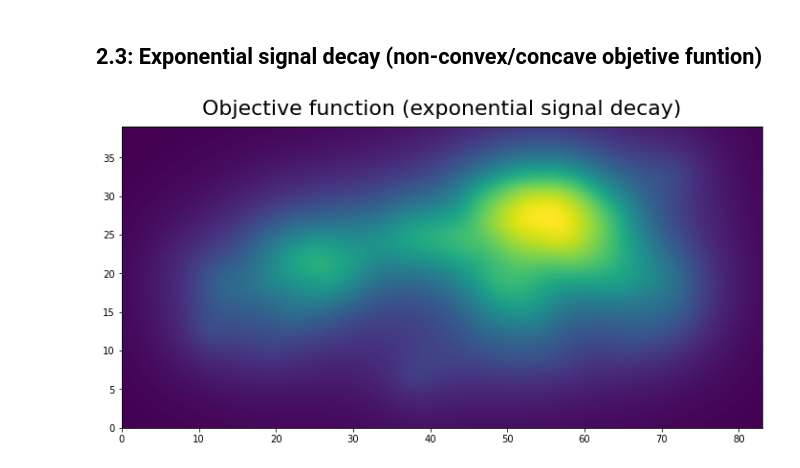
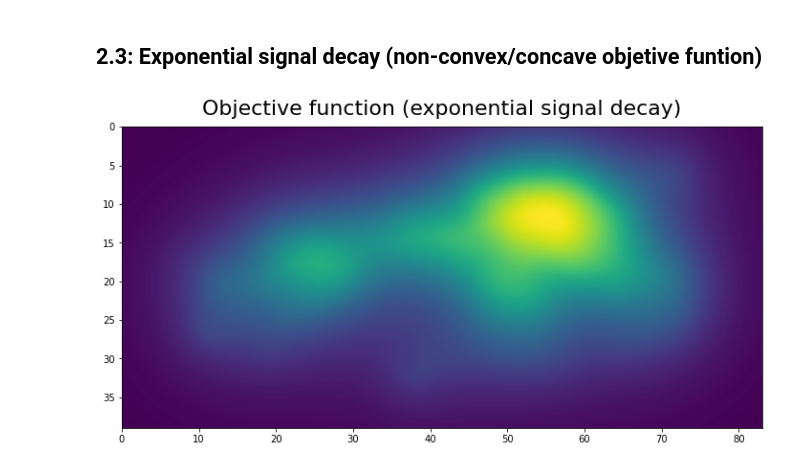
Before and after one commit to Luan-Lima-Freitas/Antenna-Placement-Optimization, a Jupyter notebook: Antenna_Placement_Optim.ipynb, the cells around one changed output. Cells and saved outputs as stored; diff of their text form; code cells hidden in the pictures.

```diff
--- a/Antenna_Placement_Optim.ipynb
+++ b/Antenna_Placement_Optim.ipynb
@@ -179,26 +147,24 @@ plt.show()
 # %%
 def d(p,q): return np.linalg.norm(p-q, axis = 1)
 c = 0.25
 def s(d): return np.exp(-c*d)
 
 pts_x = np.array(range(landscan_rio_xdim))
 pts_y = np.array(range(landscan_rio_ydim))
 pts_x_meshgrid, pts_y_meshgrid = np.meshgrid(pts_x, pts_y)
 all_pts = np.column_stack((pts_x_meshgrid.ravel(), pts_y_meshgrid.ravel()))
 
-def f(px,py):
-    p = np.array([px,py])
-    return np.sum(s(d(p,all_pts)) * landscan_rio.ravel())
+def f_original(p): return np.sum(s(d(p,all_pts)) * landscan_rio.ravel())
 
 M = 200
 N = 200
 X = np.linspace(0, landscan_rio_xdim, M)
 Y = np.linspace(0, landscan_rio_ydim, N)
 
-F = np.transpose(np.reshape([f(x,y) for x in X for y in Y], (M,N)))
+F = np.reshape([f_original(np.array([x,y])) for y in Y for x in X], (M,N))
 
 plt.figure(figsize=(12,6))
-plt.imshow(F, extent = [0, landscan_rio_xdim, 0, landscan_rio_ydim])
+plt.imshow(F, extent = [0, landscan_rio_xdim, landscan_rio_ydim, 0])
 plt.title("Objective function (exponential signal decay)", fontsize = 22, y = 1.02);
 # %% [output]
-[figure, old version]
+[figure, new version]
```
Also changed, not shown: parts of 27 cells of this notebook.
